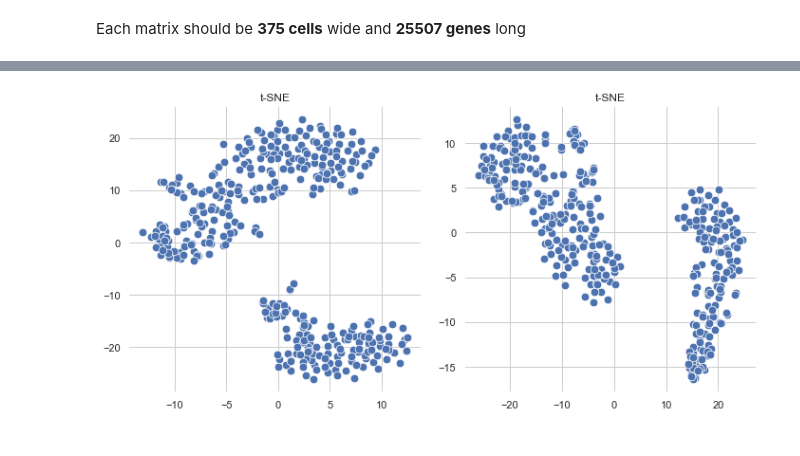
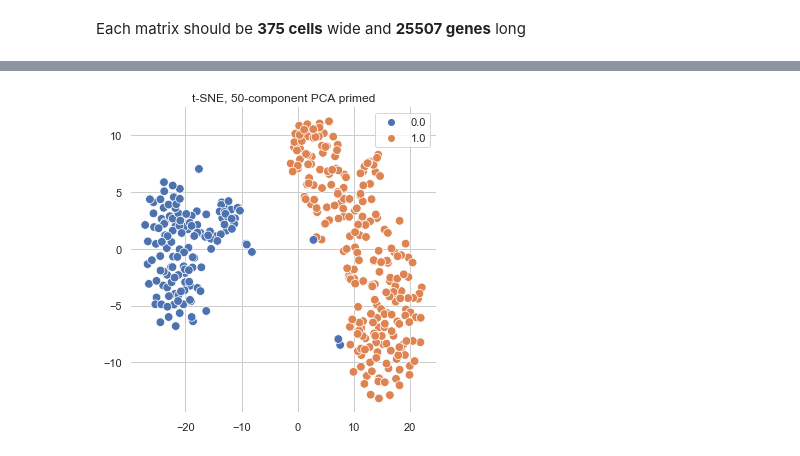
Before and after one commit to codyheiser/furry-couscous, a Jupyter notebook: tSNE_v_PCA.ipynb, the cells around one changed output, grey strips where cells are left out. Saved outputs shown, nothing was run; the diff lists cells and outputs as text; code cells hidden in the pictures.

```diff
--- a/tSNE_v_PCA.ipynb
+++ b/tSNE_v_PCA.ipynb
@@ -20,5 +22,7 @@ from fast_tsne import fast_tsne
 # %% [markdown]
 Load _.hdf5_ filetype using `h5py`
 # %%
-#load the hdf5 file into object
-r00=h5py.File("GSE102698ClosenessRep_0.hdf5","r")
+#load the hdf5 files into objects
+r00 = tSNE_utils.read_hdf5("GSE102698ClosenessRep_0.hdf5")
+r01 = tSNE_utils.read_hdf5("GSE102698ClosenessRep_1.hdf5")
+r02 = tSNE_utils.read_hdf5("GSE102698ClosenessRep_2.hdf5")
@@ -40,0 +48,7 @@ Calculate a distance matrix for all 375 cells in the dataset
+# %%
+%%time
+
+# PCA with 50 PCs on log2-transformed data
+r00_000_PCA = PCA(n_components=50).fit_transform(np.log2(r00['Close_0.00']+1))
+
+print('Shape of the resulting PC matrix:', r00_000_PCA.shape, '\n')
@@ -94,0 +85,13 @@ Wall time: 8.27 ms
+# %%
+clusters = np.zeros(r00_000_PCA.shape[0])
+clusters[np.where(r00_000_PCA[:,1] < 0)] = 1
+
+# Plot principal component analysis
+
+plt.figure(figsize=(5,5))
+
+sns.scatterplot(r00_000_PCA[:,0], r00_000_PCA[:,1], s=75, hue = clusters)
+plt.title('PCA')
+
+sns.despine(left=True, bottom=True)
+plt.tight_layout()
@@ -106,16 +148,13 @@ Wall time: 9.37 s
 # %%
 # plot results
-plt.figure(figsize=(10,5))
+plt.figure(figsize=(5,5))
 
-plt.subplot(121)
-sns.scatterplot(d00_tSNE_p30[:,0], d00_tSNE_p30[:,1], s=75)
-plt.title('t-SNE')
-
-plt.subplot(122)
-sns.scatterplot(c00_tSNE_p30[:,0], c00_tSNE_p30[:,1], s=75)
-plt.title('t-SNE')
+sns.scatterplot(r00_000_PCAtSNE[:,0], r00_000_PCAtSNE[:,1], s=75, hue=clusters)
+plt.title('t-SNE, 50-component PCA primed')
 
 sns.despine(left=True, bottom=True)
 plt.tight_layout()
+
+plt.savefig('tSNE.pdf')
 # %% [output]
-[figure, old version]
+[figure, new version]
```
Also changed, not shown: parts of 30 cells of this notebook, 2 other files.
